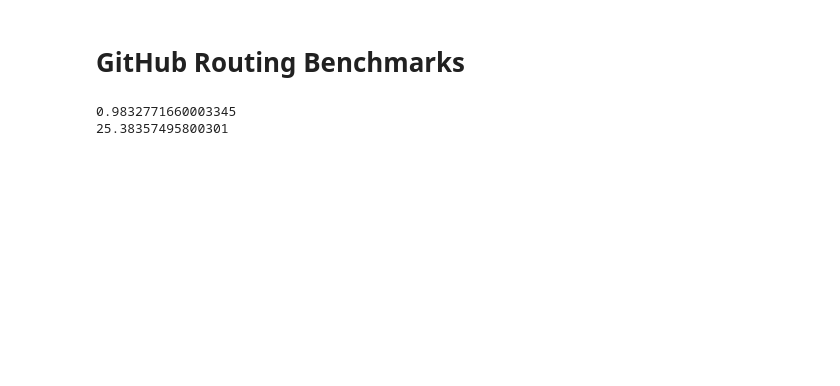
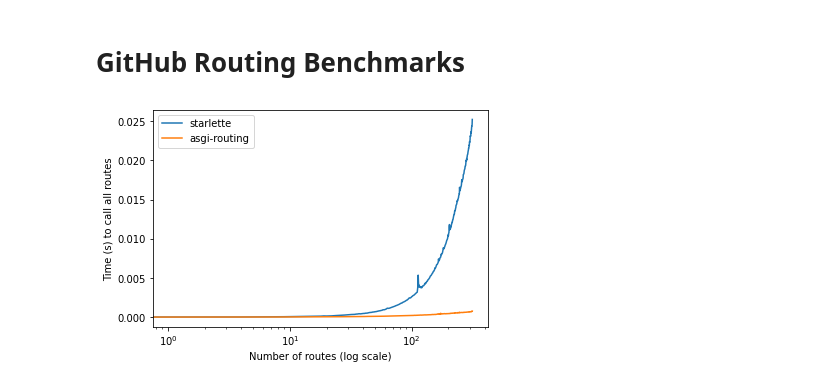
Before and after one commit to adriangb/asgi-routing, a Jupyter notebook: bench.ipynb, the cells around one changed output. Saved outputs shown, nothing was run; the diff lists cells and outputs as text; code cells hidden in the pictures; blank space fills up the shorter version.

Commit message:
better benchmarks

```diff
--- a/bench.ipynb
+++ b/bench.ipynb
@@ -646,11 +646,12 @@ from starlette.types import ASGIApp, Scope, Receive, Send, Message
 import asgi_routing
 
 def build_assertive_app(raw_path: str) -> ASGIApp:
+    resp = Response(b"ok")
     # use a class so that Starlette treats it as an ASGI app
     class App:
         async def __call__(self, scope: Scope, receive: Receive, send: Send) -> None:
             assert scope["raw_path"].decode() == raw_path
-            await Response(b"ok")(scope, receive, send)
+            await resp(scope, receive, send)
     return App()
 
 
@@ -661,19 +662,30 @@ asgi_routing_router = asgi_routing.Router(
     ]
 )
 
-starlette_router_router = starlette_routing.Router(
-    [
-        starlette_routing.Route(template, build_assertive_app(raw_path))
-        for template, raw_path in zip(paths, urls)
-    ]
-)
+def build_asgi_routing_router(n: int) -> ASGIApp:
+    return asgi_routing.Router(
+        [
+            asgi_routing.Route(template, build_assertive_app(raw_path))
+            for template, raw_path in zip(paths[:n], urls[:n])
+        ]
+    )
+
+
+def build_starlette_router(n: int) -> ASGIApp:
+    return starlette_routing.Router(
+        [
+            starlette_routing.Route(template, build_assertive_app(raw_path))
+            for template, raw_path in zip(paths[:n], urls[:n])
+        ]
+    )
 # %%
+from typing import Callable
 from timeit import default_timer
 
-async def benchmark(router: ASGIApp) -> float:
+async def benchmark(router_factory: Callable[[int], ASGIApp]) -> tuple[list[int], list[float]]:
     async def send(message: Message) -> None:
         if message["type"] == "http.response.start":
-            assert message["status"] == 200, message["status"]
+            assert message["status"] == 200
 
     async def receive() -> Message:
         return {
@@ -690,18 +702,39 @@ async def benchmark(router: ASGIApp) -> float:
         "headers": headers,
     }
 
-    start = default_timer()
-    for _ in range(1_000):
-        for url in urls:
-            scope_with_path = scope.copy()
-            scope_with_path["path"] = url
-            scope_with_path["raw_path"] = url.encode()
-            await router(scope_with_path, receive, send)
-    return default_timer() - start
+    t: list[int] = []
+    f: list[float] = []
 
+    for n_routes in range(len(urls)):
+        router = router_factory(n_routes)
+        run: list[float] = []
+        for _ in range(10):
+            start = default_timer()
+            for url in urls[:n_routes]:
+                scope_with_path = scope.copy()
+                scope_with_path["path"] = url
+                scope_with_path["raw_path"] = url.encode()
+                await router(scope_with_path, receive, send)
+            elapsed = default_timer()-start
+            run.append(elapsed)
+        t.append(n_routes)
+        f.append(sum(run) / len(run))
 
-print(await benchmark(asgi_routing_router))
-print(await benchmark(starlette_router_router))
+    return t, f
-# %% [output]
-0.9832771660003345
-25.38357495800301
+# %%
+t_starlette, f_starlette = await benchmark(build_starlette_router)
+t_asgi_routing, f_asgi_routing = await benchmark(build_asgi_routing_router)
+# %%
+import matplotlib.pyplot as plt
+
+fig, ax = plt.subplots()
+
+ax.set_xscale('log')
+ax.plot(t_starlette, f_starlette, label="starlette")
+ax.plot(t_asgi_routing, f_asgi_routing, label="asgi-routing")
+plt.xlabel("Number of routes (log scale)")
+plt.ylabel("Time (s) to call all routes")
+plt.legend()
+plt.show()
+# %% [output]
+[figure, added]
```
